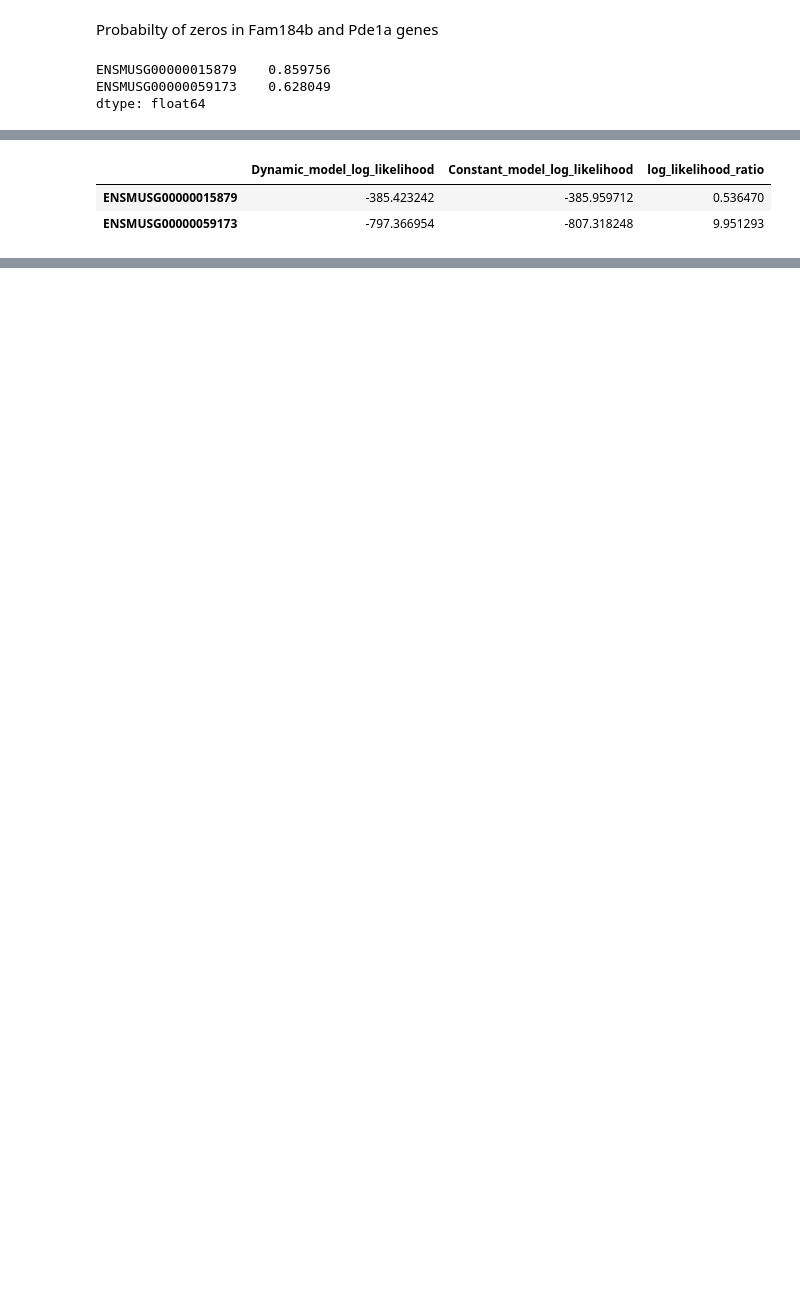
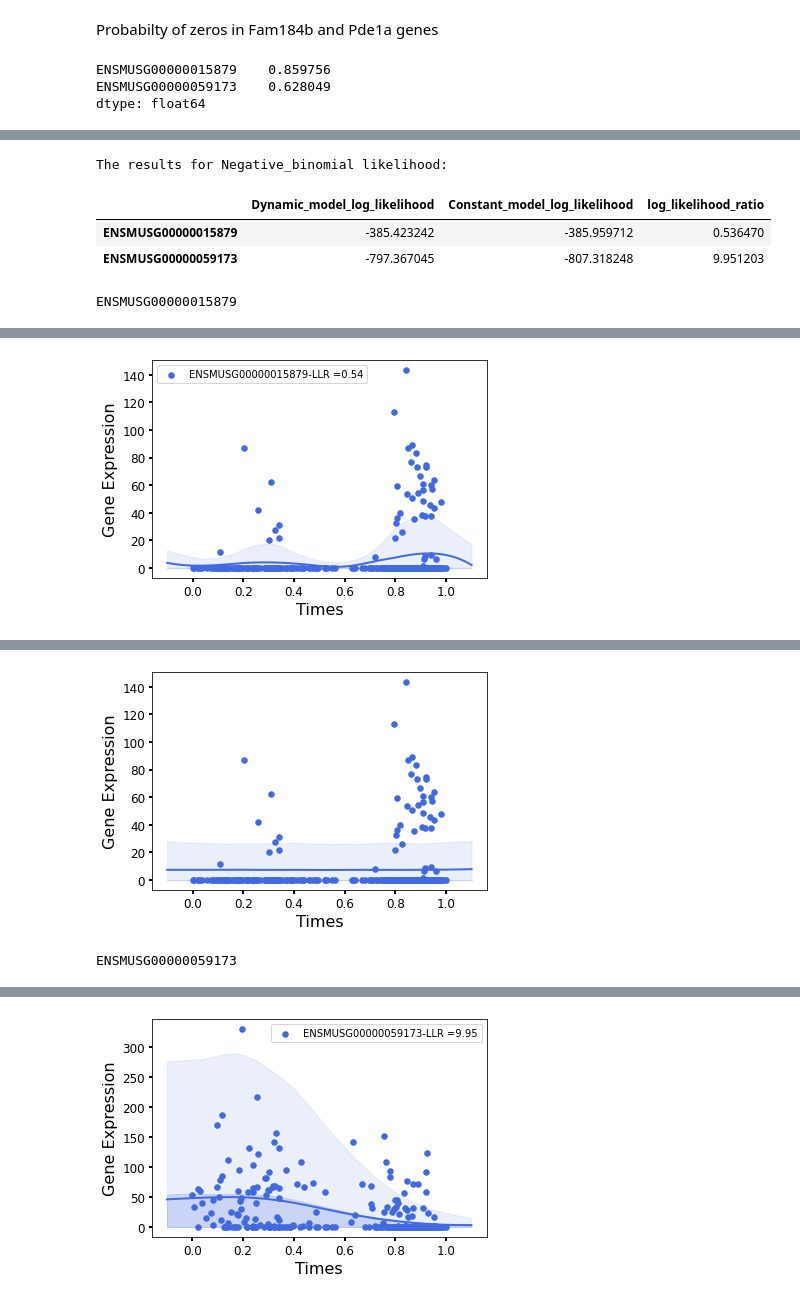
Before and after one commit to ManchesterBioinference/GPcounts, a Jupyter notebook: demo_notebooks/scRNA-Seq_time_series.ipynb, the cells around one changed output, grey strips where cells are left out. Cells and saved outputs as stored; diff of their text form; code cells hidden in the pictures; blank space fills up the shorter version.

```diff
--- a/demo_notebooks/scRNA-Seq_time_series.ipynb
+++ b/demo_notebooks/scRNA-Seq_time_series.ipynb
@@ -37,8 +38,0 @@ Load GPflow models and plot GP posterior predictive distribution
-# %%
-likelihood = 'Negative_binomial' # choose the likelihood
-results = gp_counts.One_sample_test(likelihood)
-display(results)
-# %% [output]
-|  | Dynamic_model_log_likelihood | Constant_model_log_likelihood | log_likelihood_ratio |
-| ENSMUSG00000015879 | -385.423242 | -385.959712 | 0.536470 |
-| ENSMUSG00000059173 | -797.366954 | -807.318248 | 9.951293 |
@@ -45,3 +42,16 @@ display(results)
 # %%
 test_name = 'One_sample_test' # name of the test
+
+
+results = gp_counts.One_sample_test(likelihood)
+print('The results for '+likelihood+' likelihood:')
+display(results)
 params = gp_counts.load_predict_models(genes_name,test_name,likelihood)
+
+plot(params,X.values,Y.loc[genes_name],results)
+# %% [output]
+The results for Negative_binomial likelihood:
+|  | Dynamic_model_log_likelihood | Constant_model_log_likelihood | log_likelihood_ratio |
+| ENSMUSG00000015879 | -385.423242 | -385.959712 | 0.536470 |
+| ENSMUSG00000059173 | -797.367045 | -807.318248 | 9.951203 |
+ENSMUSG00000015879
@@ -47,0 +65 @@ params = gp_counts.load_predict_models(genes_name,test_name,likelihood)
+[figure, added]
@@ -47,0 +72,2 @@ params = gp_counts.load_predict_models(genes_name,test_name,likelihood)
+[figure, added]
+ENSMUSG00000059173
@@ -47,0 +81 @@ params = gp_counts.load_predict_models(genes_name,test_name,likelihood)
+[figure, added]
```
Also changed, not shown: parts of 23 cells of this notebook, 37 other files.
